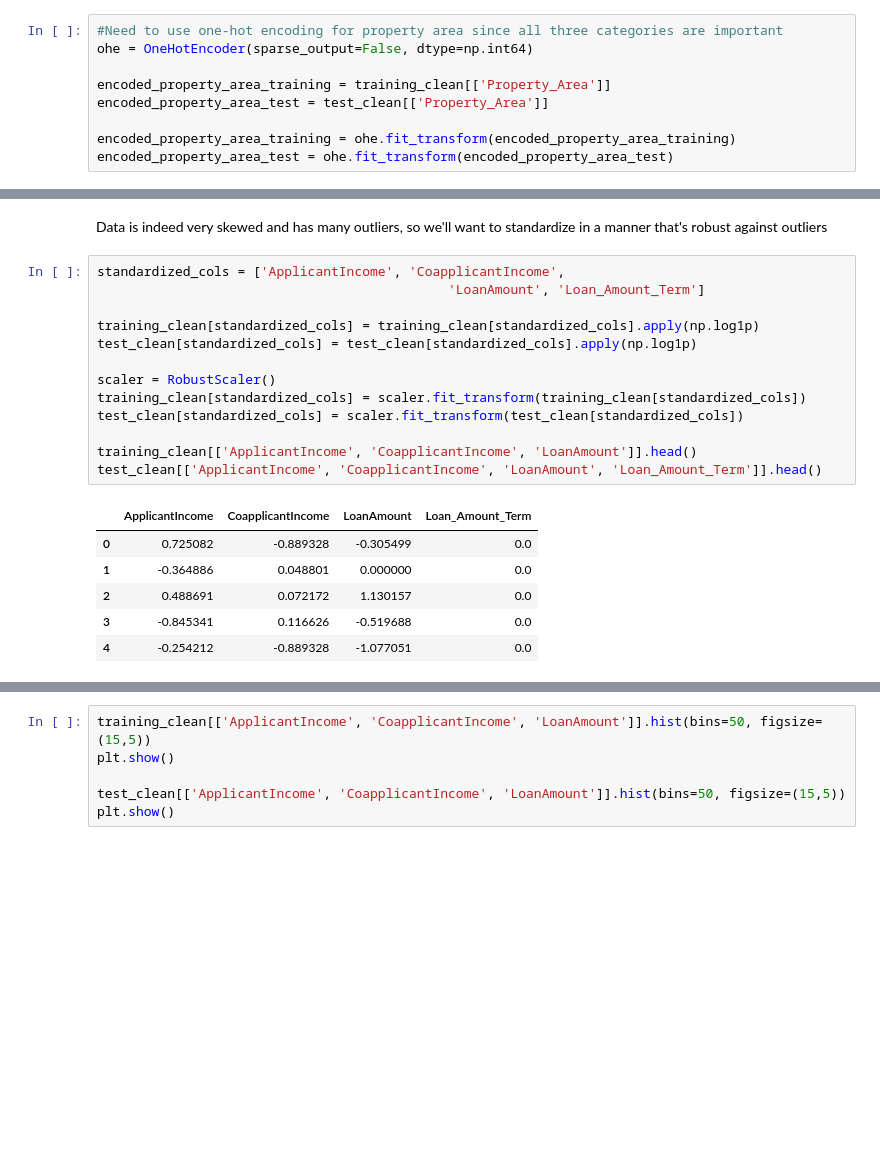
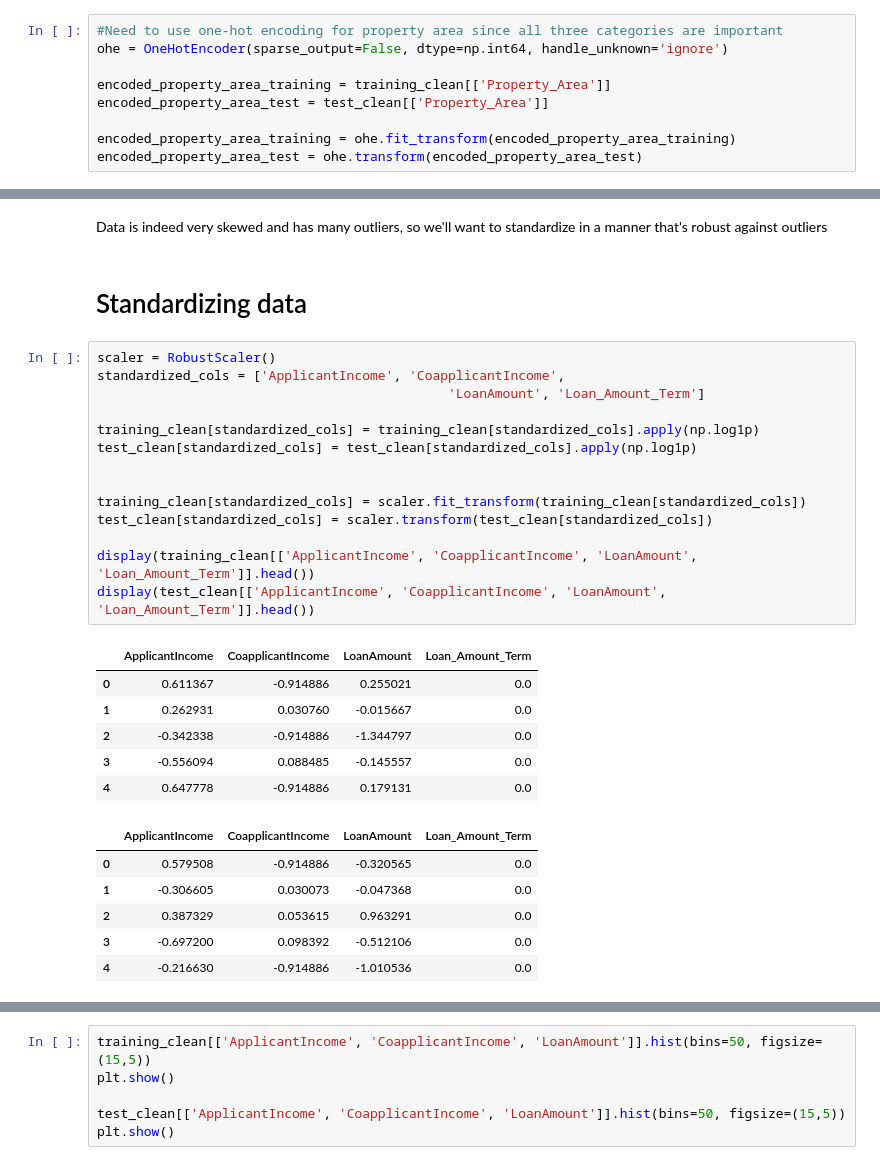
Before and after one commit to Mia-NK/Intro-to-Data-Science-DTSC-3010---Final-Project-Home-Loan-Approval-Prediction, a Jupyter notebook: 3010_final_project.ipynb, the cells around one changed output, grey strips where cells are left out. Drawn from its saved outputs; the diff is of its cells as text; blank space fills up the shorter version.

Commit message:
UPDATES: Fixed data leakage issue More in-depth analysis and visualization both before and after standardization Files exported

```diff
--- a/3010_final_project.ipynb
+++ b/3010_final_project.ipynb
@@ -365,13 +367,13 @@ training_clean, test_clean
  [367 rows x 12 columns])
 # %%
 #Need to use one-hot encoding for property area since all three categories are important
-ohe = OneHotEncoder(sparse_output=False, dtype=np.int64)
+ohe = OneHotEncoder(sparse_output=False, dtype=np.int64, handle_unknown='ignore')
 
 encoded_property_area_training = training_clean[['Property_Area']]
 encoded_property_area_test = test_clean[['Property_Area']]
 
 encoded_property_area_training = ohe.fit_transform(encoded_property_area_training)
-encoded_property_area_test = ohe.fit_transform(encoded_property_area_test)
+encoded_property_area_test = ohe.transform(encoded_property_area_test)
 # %%
 columns = ohe.get_feature_names_out()
 
@@ -484,23 +575,32 @@ plt.show()
 [figure]
 # %% [markdown]
 Data is indeed very skewed and has many outliers, so we'll want to standardize in a manner that's robust against outliers
+# %% [markdown]
+# Standardizing data
 # %%
+scaler = RobustScaler()
 standardized_cols = ['ApplicantIncome', 'CoapplicantIncome',
                                              'LoanAmount', 'Loan_Amount_Term']
 
 training_clean[standardized_cols] = training_clean[standardized_cols].apply(np.log1p)
 test_clean[standardized_cols] = test_clean[standardized_cols].apply(np.log1p)
 
-scaler = RobustScaler()
+
 training_clean[standardized_cols] = scaler.fit_transform(training_clean[standardized_cols])
-test_clean[standardized_cols] = scaler.fit_transform(test_clean[standardized_cols])
+test_clean[standardized_cols] = scaler.transform(test_clean[standardized_cols])
 
-training_clean[['ApplicantIncome', 'CoapplicantIncome', 'LoanAmount']].head()
-test_clean[['ApplicantIncome', 'CoapplicantIncome', 'LoanAmount', 'Loan_Amount_Term']].head()
+display(training_clean[['ApplicantIncome', 'CoapplicantIncome', 'LoanAmount', 'Loan_Amount_Term']].head())
+display(test_clean[['ApplicantIncome', 'CoapplicantIncome', 'LoanAmount', 'Loan_Amount_Term']].head())
 # %% [output]
 |  | ApplicantIncome | CoapplicantIncome | LoanAmount | Loan_Amount_Term |
-| 0 | 0.725082 | -0.889328 | -0.305499 | 0.0 |
-| 1 | -0.364886 | 0.048801 | 0.000000 | 0.0 |
-| 2 | 0.488691 | 0.072172 | 1.130157 | 0.0 |
-| 3 | -0.845341 | 0.116626 | -0.519688 | 0.0 |
-| 4 | -0.254212 | -0.889328 | -1.077051 | 0.0 |
+| 0 | 0.611367 | -0.914886 | 0.255021 | 0.0 |
+| 1 | 0.262931 | 0.030760 | -0.015667 | 0.0 |
+| 2 | -0.342338 | -0.914886 | -1.344797 | 0.0 |
+| 3 | -0.556094 | 0.088485 | -0.145557 | 0.0 |
+| 4 | 0.647778 | -0.914886 | 0.179131 | 0.0 |
+|  | ApplicantIncome | CoapplicantIncome | LoanAmount | Loan_Amount_Term |
+| 0 | 0.579508 | -0.914886 | -0.320565 | 0.0 |
+| 1 | -0.306605 | 0.030073 | -0.047368 | 0.0 |
+| 2 | 0.387329 | 0.053615 | 0.963291 | 0.0 |
+| 3 | -0.697200 | 0.098392 | -0.512106 | 0.0 |
+| 4 | -0.216630 | -0.914886 | -1.010536 | 0.0 |
```
Also changed, not shown: parts of 33 cells of this notebook.
